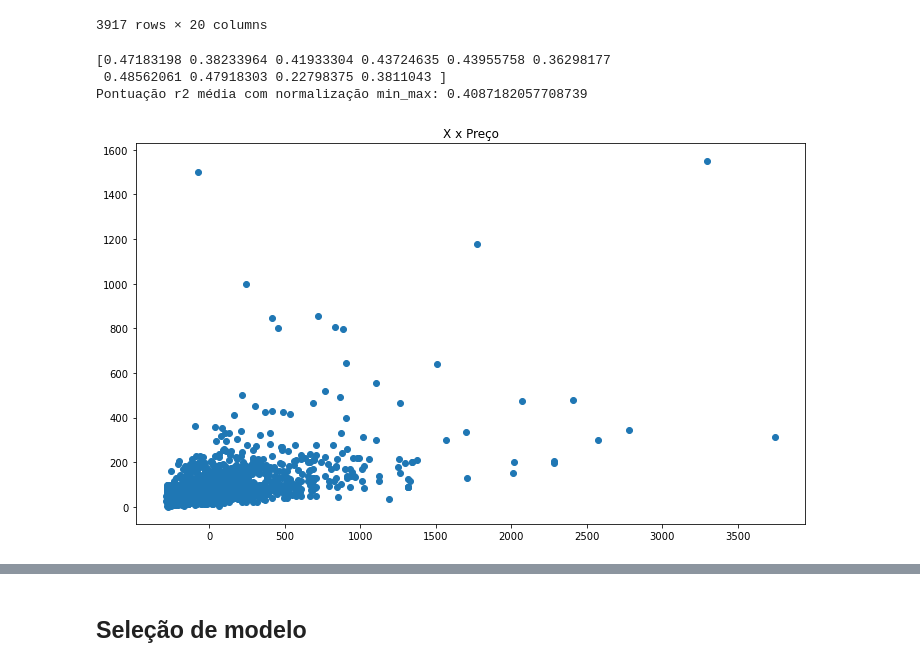
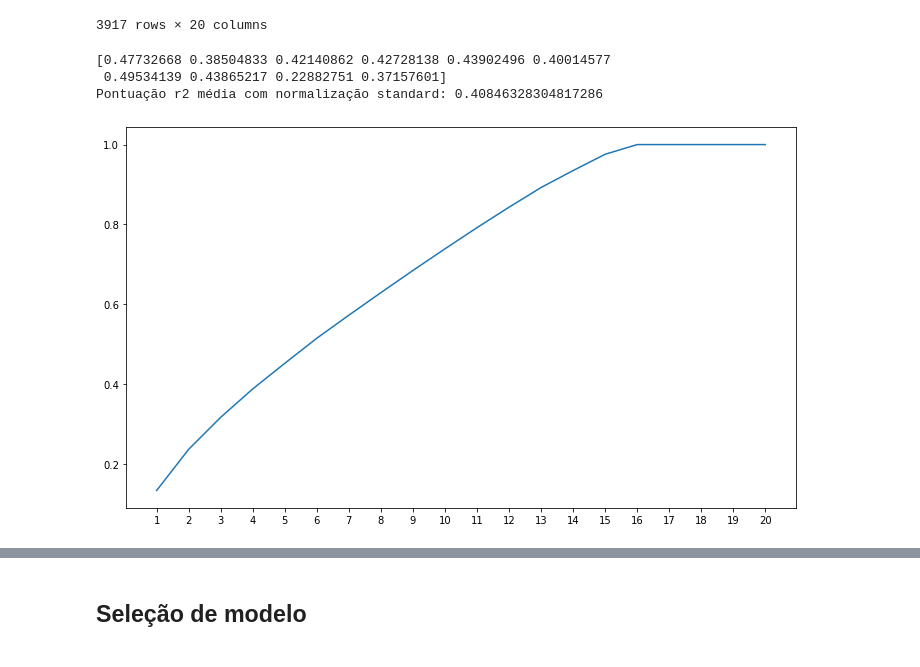
Before and after one commit to CaioViktor/Curso_Ciencias_de_Dados, a Jupyter notebook: trabalho/trab3/experiments_models.ipynb, the cells around one changed output, grey strips where cells are left out. Saved outputs shown, nothing was run; the diff lists cells and outputs as text; code cells hidden in the pictures.

```diff
--- a/trabalho/trab3/experiments_models.ipynb
+++ b/trabalho/trab3/experiments_models.ipynb
@@ -514,18 +511,18 @@ X
 model = MLPRegressor()
 scores = cross_val_score(model, X_scaled, y, cv=cv_outer,scoring='r2',n_jobs=-1)
 print(scores)
-print(f'Pontuação r2 média com normalização min_max: {scores.mean()}')
+print(f'Pontuação r2 média com normalização standard: {scores.mean()}')
 # %% [output]
-[0.47183198 0.38233964 0.41933304 0.43724635 0.43955758 0.36298177
- 0.48562061 0.47918303 0.22798375 0.3811043 ]
-Pontuação r2 média com normalização min_max: 0.4087182057708739
+[0.47732668 0.38504833 0.42140862 0.42728138 0.43902496 0.40014577
+ 0.49534139 0.43865217 0.22882751 0.37157601]
+Pontuação r2 média com normalização standard: 0.40846328304817286
-# %%
-pca = PCA(n_components=1)
-projection = pca.fit_transform(X)
-
-plt.scatter(projection,y)
-plt.title('X x Preço')
-plt.show()
-# %% [output]
-[figure, removed]
+# %%
+pca = PCA().fit(X_scaled)
+variances = np.cumsum(pca.explained_variance_ratio_)
+ticks = np.arange(1, X.shape[1]+1, step=1)
+plt.plot(ticks,variances)
+plt.xticks(ticks)
+plt.show()
+# %% [output]
+[figure, added]
 # %%
```
Also changed, not shown: parts of 27 cells of this notebook.
